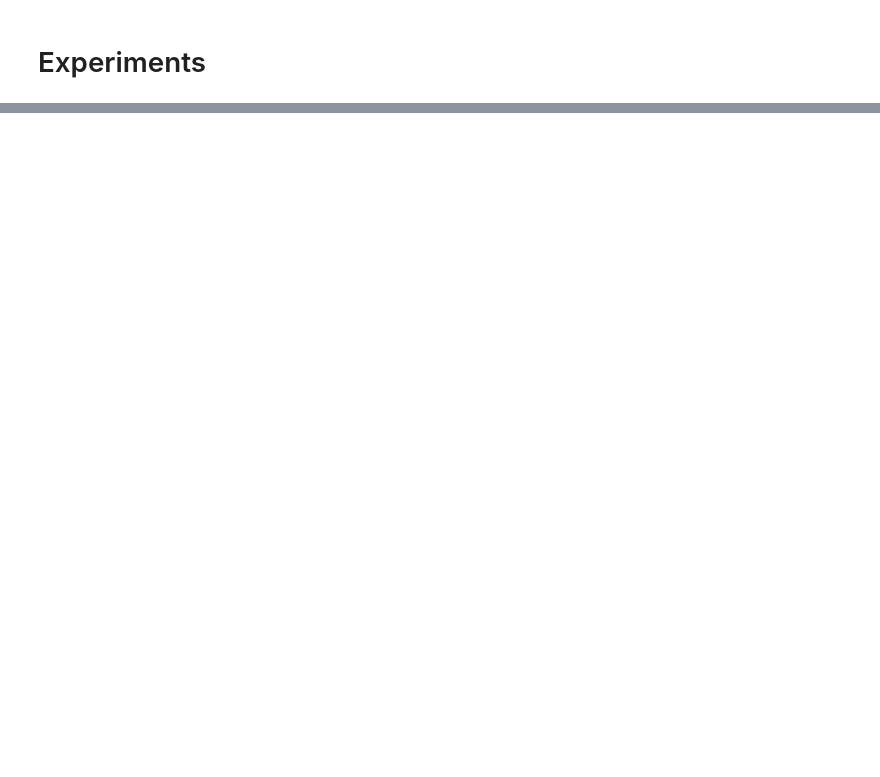
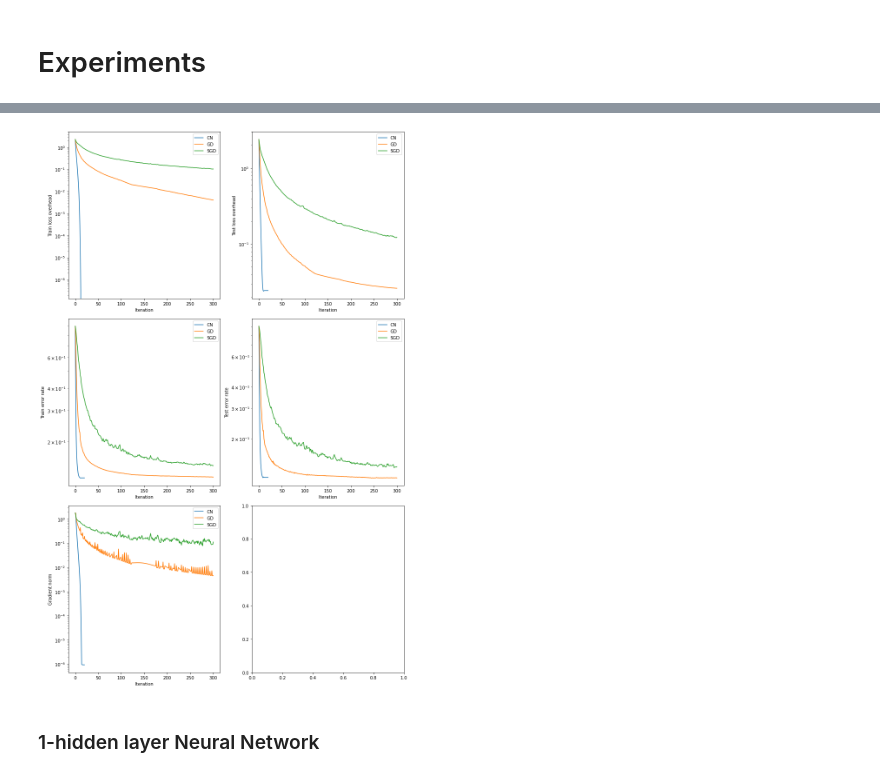
Before and after one commit to DenisPushkin/Cubic_Newton, a Jupyter notebook: mnist_experiments.ipynb, the cells around one changed output, grey strips where cells are left out. Drawn from its saved outputs; the diff is of its cells as text; code cells hidden in the pictures; blank space fills up the shorter version.

Commit message:
multiple advanced in MNIST experiments

```diff
--- a/mnist_experiments.ipynb
+++ b/mnist_experiments.ipynb
@@ -367,0 +402,10 @@ Cubic Newton:  0.88080
+# %%
+mnist_dataset = load_and_transform_mnist(new_dim)
+
+net_GD = copy.deepcopy(net)
+Lipschitz_const = 1.0
+Lipschitz_const_min = 0.001
+max_iters = 300
+
+GD_trainer = AdaptiveGDTrainer(net_GD, mnist_dataset, loss_function, Lipschitz_const, Lipschitz_const_min)
+GD_metrics = dict_lists_to_ndarrays(GD_trainer.train(max_iters=max_iters, print_every=10, eval_every=1))
@@ -367,0 +430,10 @@ Cubic Newton:  0.88080
+# %%
+mnist_dataset = load_and_transform_mnist(new_dim)
+
+net_CN = copy.deepcopy(net)
+Lipschitz_const = 1.0
+Lipschitz_const_min = 0.001
+max_iters = 20
+
+CN_trainer = AdaptiveCubicNewtonTrainer(net_CN, mnist_dataset, loss_function, Lipschitz_const, Lipschitz_const_min)
+CN_metrics = dict_lists_to_ndarrays(CN_trainer.train(max_iters=max_iters, print_every=1, eval_every=1))
@@ -367,0 +458,49 @@ Cubic Newton:  0.88080
+# %%
+fig, ax = plt.subplots(3,2, figsize=(12,18))
+
+ax[0,0].plot(CN_metrics["iter"], CN_metrics["train_loss"] - MIN_TRAIN_LOSS, label="CN")
+ax[0,0].plot(GD_metrics["iter"], GD_metrics["train_loss"] - MIN_TRAIN_LOSS, label="GD")
+ax[0,0].plot(SGD_metrics["iter"], SGD_metrics["train_loss"] - MIN_TRAIN_LOSS, label="SGD")
+ax[0,0].set_xlabel("Iteration")
+ax[0,0].set_ylabel("Train loss overhead")
+ax[0,0].set_yscale('log')
+ax[0,0].legend()
+
+ax[0,1].plot(CN_metrics["iter"], CN_metrics["test_loss"] - MIN_TEST_LOSS, label="CN")
+ax[0,1].plot(GD_metrics["iter"], GD_metrics["test_loss"] - MIN_TEST_LOSS, label="GD")
+ax[0,1].plot(SGD_metrics["iter"], SGD_metrics["test_loss"] - MIN_TEST_LOSS, label="SGD")
+ax[0,1].set_xlabel("Iteration")
+ax[0,1].set_ylabel("Test loss overhead")
+ax[0,1].set_yscale('log')
+ax[0,1].legend()
+
+ax[1,0].plot(CN_metrics["iter"], 1 - CN_metrics["train_acc"], label="CN")
+ax[1,0].plot(GD_metrics["iter"], 1 - GD_metrics["train_acc"], label="GD")
+ax[1,0].plot(SGD_metrics["iter"], 1 - SGD_metrics["train_acc"], label="SGD")
+ax[1,0].set_xlabel("Iteration")
+ax[1,0].set_ylabel("Train error rate")
+ax[1,0].set_yscale('log')
+ax[1,0].legend()
+
+ax[1,1].plot(CN_metrics["iter"], 1 - CN_metrics["test_acc"], label="CN")
+ax[1,1].plot(GD_metrics["iter"], 1 - GD_metrics["test_acc"], label="GD")
+ax[1,1].plot(SGD_metrics["iter"], 1 - SGD_metrics["test_acc"], label="SGD")
+ax[1,1].set_xlabel("Iteration")
+ax[1,1].set_ylabel("Test error rate")
+ax[1,1].set_yscale('log')
+ax[1,1].legend()
+
+ax[2,0].plot(CN_metrics["iter"], CN_metrics["grad_norm"], label="CN")
+ax[2,0].plot(GD_metrics["iter"], GD_metrics["grad_norm"], label="GD")
+ax[2,0].plot(SGD_metrics["iter"], SGD_metrics["grad_norm"], label="SGD")
+ax[2,0].set_xlabel("Iteration")
+ax[2,0].set_ylabel("Gradient norm")
+ax[2,0].set_yscale('log')
+ax[2,0].legend()
+
+fig.tight_layout()
+plt.show()
+# %% [output]
+[figure, added]
+# %% [markdown]
+### 1-hidden layer Neural Network
```
Also changed, not shown: parts of 37 cells of this notebook.
